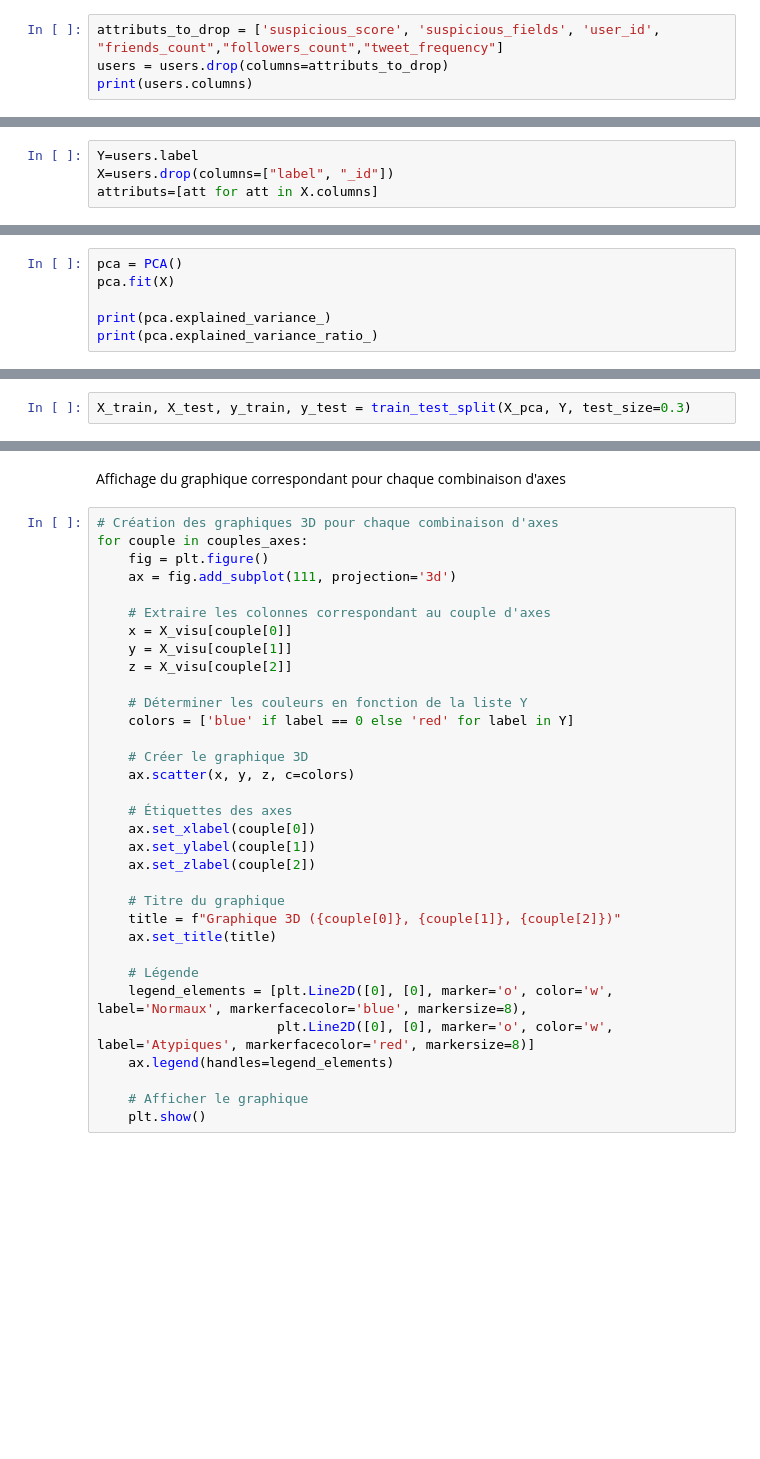
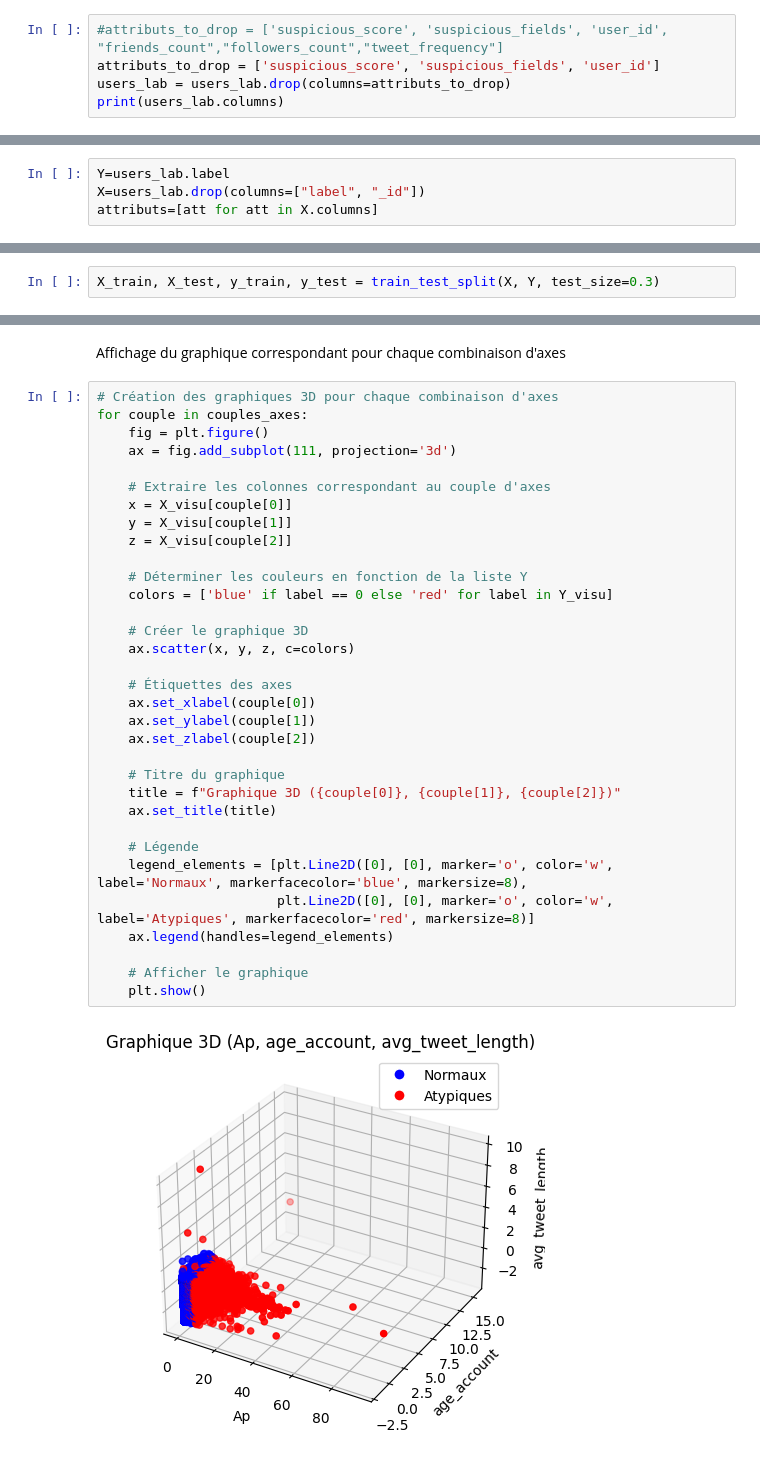
Before and after one commit to Antoine-ValentinCharpentier/Tweet-Analysis, a Jupyter notebook: scripts/utils/classificationSvm.ipynb, the cells around one changed output, grey strips where cells are left out. Drawn from its saved outputs; the diff is of its cells as text; blank space fills up the shorter version.

Commit message:
✨ Adding visualisation for svm
Adding visualition for attributes and acp  ; adding component to labeling

```diff
--- a/scripts/utils/classificationSvm.ipynb
+++ b/scripts/utils/classificationSvm.ipynb
@@ -24,4 +43,5 @@ users = pd.DataFrame(users)
 # %%
-attributs_to_drop = ['suspicious_score', 'suspicious_fields', 'user_id', "friends_count","followers_count","tweet_frequency"]
-users = users.drop(columns=attributs_to_drop)
-print(users.columns)
+#attributs_to_drop = ['suspicious_score', 'suspicious_fields', 'user_id', "friends_count","followers_count","tweet_frequency"]
+attributs_to_drop = ['suspicious_score', 'suspicious_fields', 'user_id']
+users_lab = users_lab.drop(columns=attributs_to_drop)
+print(users_lab.columns)
@@ -28,6 +56,6 @@ print(users.columns)
 # %%
-Y=users.label
-X=users.drop(columns=["label", "_id"])
+Y=users_lab.label
+X=users_lab.drop(columns=["label", "_id"])
 attributs=[att for att in X.columns]
 # %% [markdown]
 ## Quelques statistiques sur nos utilisateurs précédemment labellisés
@@ -117,6 +142,0 @@ plt.show()
-# %%
-pca = PCA()
-pca.fit(X)
-
-print(pca.explained_variance_)
-print(pca.explained_variance_ratio_)
@@ -143,7 +143,7 @@ print(X_pca)
 # %% [markdown]
 ## Séparation des données labélisées en Apprentisage , Test et Validation
 # %%
-X_train, X_test, y_train, y_test = train_test_split(X_pca, Y, test_size=0.3)
+X_train, X_test, y_train, y_test = train_test_split(X, Y, test_size=0.3)
 # %% [markdown]
 ## Classification avec SVM
 # %% [markdown]
@@ -419,31 +492,33 @@ Affichage du graphique correspondant pour chaque combinaison d'axes
 for couple in couples_axes:
     fig = plt.figure()
     ax = fig.add_subplot(111, projection='3d')
 
     # Extraire les colonnes correspondant au couple d'axes
     x = X_visu[couple[0]]
     y = X_visu[couple[1]]
     z = X_visu[couple[2]]
 
     # Déterminer les couleurs en fonction de la liste Y
-    colors = ['blue' if label == 0 else 'red' for label in Y]
+    colors = ['blue' if label == 0 else 'red' for label in Y_visu]
 
     # Créer le graphique 3D
     ax.scatter(x, y, z, c=colors)
 
     # Étiquettes des axes
     ax.set_xlabel(couple[0])
     ax.set_ylabel(couple[1])
     ax.set_zlabel(couple[2])
 
     # Titre du graphique
     title = f"Graphique 3D ({couple[0]}, {couple[1]}, {couple[2]})"
     ax.set_title(title)
 
     # Légende
     legend_elements = [plt.Line2D([0], [0], marker='o', color='w', label='Normaux', markerfacecolor='blue', markersize=8),
                        plt.Line2D([0], [0], marker='o', color='w', label='Atypiques', markerfacecolor='red', markersize=8)]
     ax.legend(handles=legend_elements)
 
     # Afficher le graphique
     plt.show()
+# %% [output]
+[figure, added]
```
Also changed, not shown: parts of 25 cells of this notebook, 1 other file.
